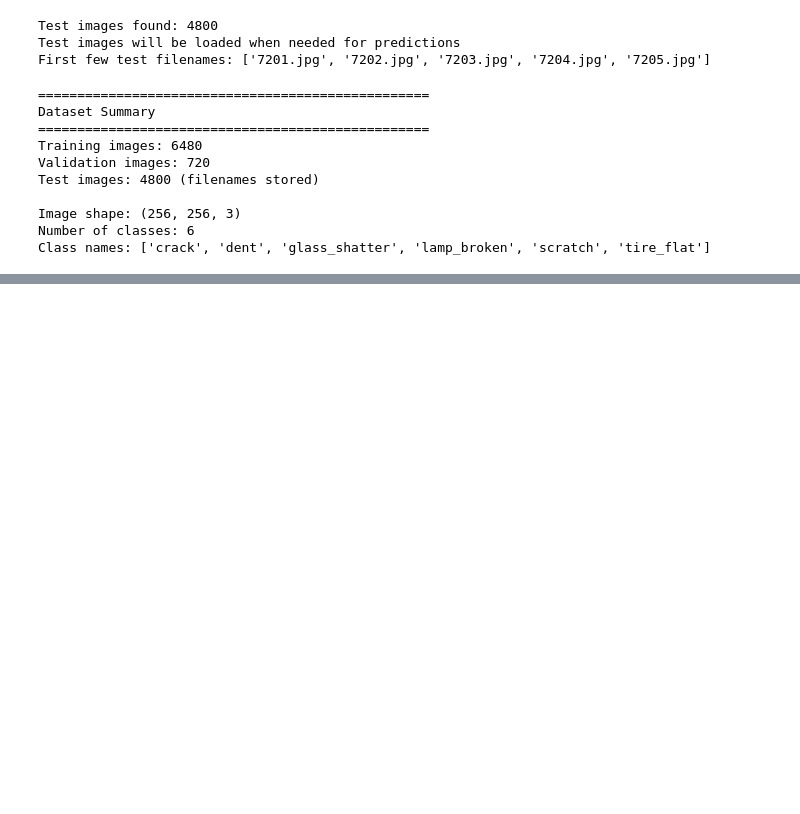
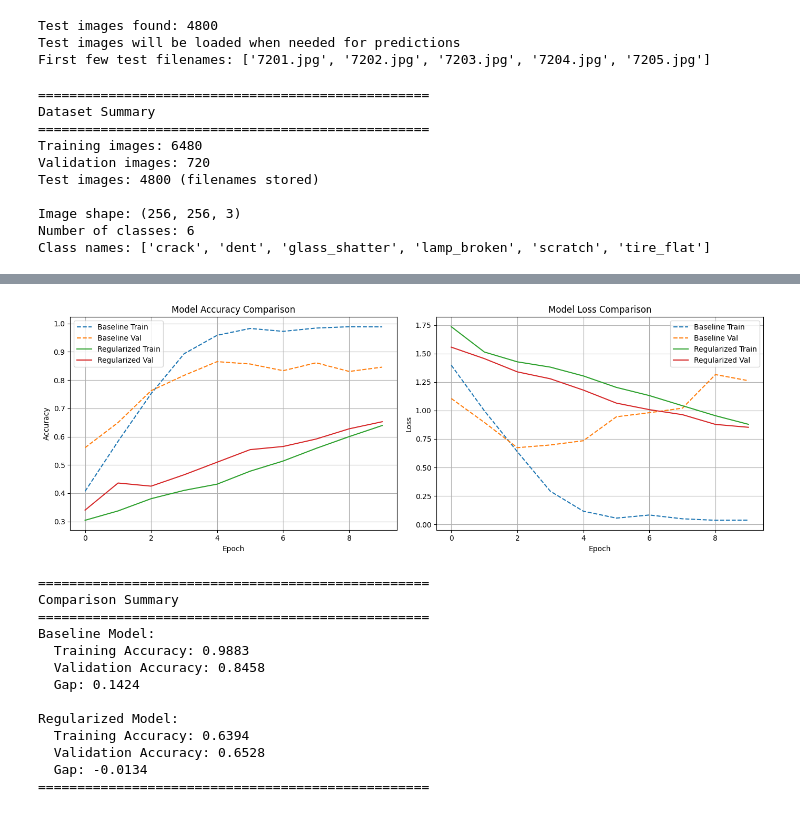
Before and after one commit to dannywu1101/AIFinalProject, a Jupyter notebook: Component2.ipynb, the cells around one changed output, grey strips where cells are left out. Cells and saved outputs as stored; diff of their text form; code cells hidden in the pictures; blank space fills up the shorter version.

Commit message:
Component Two: Part A, B, C and Extra Models

```diff
--- a/Component2.ipynb
+++ b/Component2.ipynb
@@ -328,0 +576,16 @@ Class names: ['crack', 'dent', 'glass_shatter', 'lamp_broken', 'scratch', 'tire_
+# %%
+# Train model with regularization
+print("Training model with regularization...")
+history_reg = model_reg.fit(
+    x_train, y_train_cat,
+    batch_size=32,
+    epochs=10,
+    validation_data=(x_val, y_val_cat),
+    verbose=1
+)
+
+# Evaluate regularized model
+reg_train_acc = history_reg.history['accuracy'][-1]
+reg_val_acc = history_reg.history['val_accuracy'][-1]
+print(f"\nRegularized Model - Final Training Accuracy: {reg_train_acc:.4f}")
+print(f"Regularized Model - Final Validation Accuracy: {reg_val_acc:.4f}")
@@ -328,0 +610,59 @@ Class names: ['crack', 'dent', 'glass_shatter', 'lamp_broken', 'scratch', 'tire_
+# %%
+# Visualize comparison of models with and without regularization
+import matplotlib.pyplot as plt
+
+fig, axes = plt.subplots(1, 2, figsize=(14, 5))
+
+# Plot accuracy
+axes[0].plot(history_baseline.history['accuracy'], label='Baseline Train', linestyle='--')
+axes[0].plot(history_baseline.history['val_accuracy'], label='Baseline Val', linestyle='--')
+axes[0].plot(history_reg.history['accuracy'], label='Regularized Train')
+axes[0].plot(history_reg.history['val_accuracy'], label='Regularized Val')
+axes[0].set_xlabel('Epoch')
+axes[0].set_ylabel('Accuracy')
+axes[0].set_title('Model Accuracy Comparison')
+axes[0].legend()
+axes[0].grid(True)
+
+# Plot loss
+axes[1].plot(history_baseline.history['loss'], label='Baseline Train', linestyle='--')
+axes[1].plot(history_baseline.history['val_loss'], label='Baseline Val', linestyle='--')
+axes[1].plot(history_reg.history['loss'], label='Regularized Train')
+axes[1].plot(history_reg.history['val_loss'], label='Regularized Val')
+axes[1].set_xlabel('Epoch')
+axes[1].set_ylabel('Loss')
+axes[1].set_title('Model Loss Comparison')
+axes[1].legend()
+axes[1].grid(True)
+
+plt.tight_layout()
+plt.show()
+
+# Print comparison summary
+print("\n" + "="*50)
+print("Comparison Summary")
+print("="*50)
+print(f"Baseline Model:")
+print(f"  Training Accuracy: {baseline_train_acc:.4f}")
+print(f"  Validation Accuracy: {baseline_val_acc:.4f}")
+print(f"  Gap: {baseline_train_acc - baseline_val_acc:.4f}")
+print(f"\nRegularized Model:")
+print(f"  Training Accuracy: {reg_train_acc:.4f}")
+print(f"  Validation Accuracy: {reg_val_acc:.4f}")
+print(f"  Gap: {reg_train_acc - reg_val_acc:.4f}")
+print("="*50)
+# %% [output]
+[figure, added]
+==================================================
+Comparison Summary
+==================================================
+Baseline Model:
+  Training Accuracy: 0.9883
+  Validation Accuracy: 0.8458
+  Gap: 0.1424
+
+Regularized Model:
+  Training Accuracy: 0.6394
+  Validation Accuracy: 0.6528
+  Gap: -0.0134
+==================================================
```
Also changed, not shown: parts of 39 cells of this notebook.
